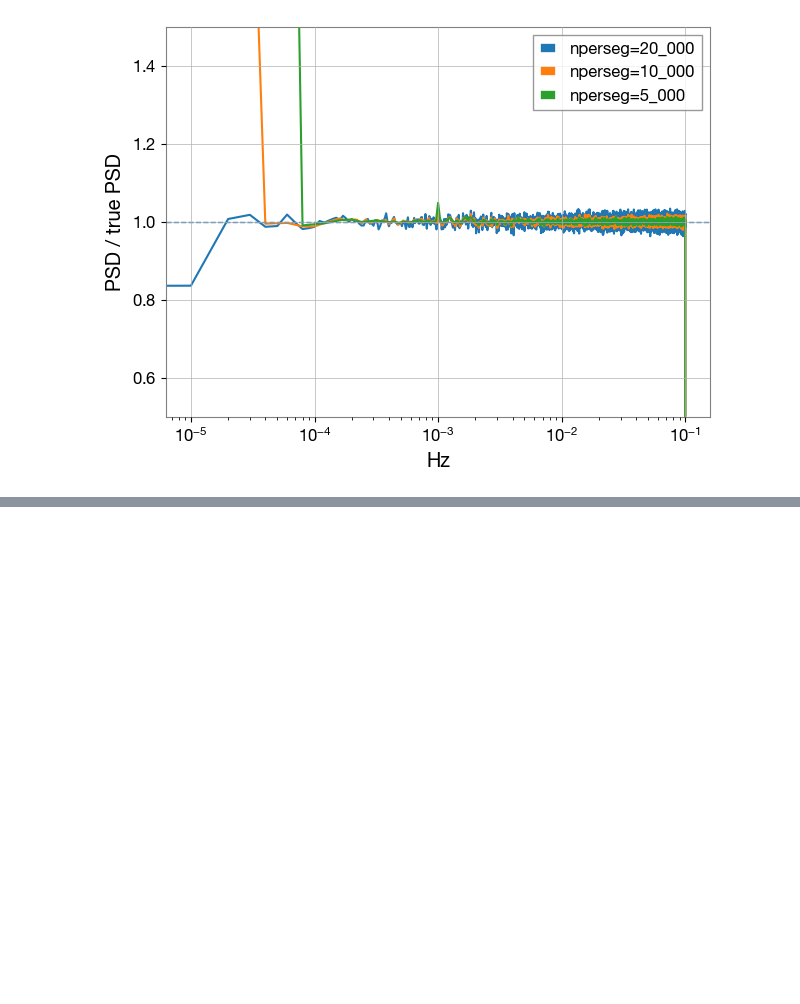
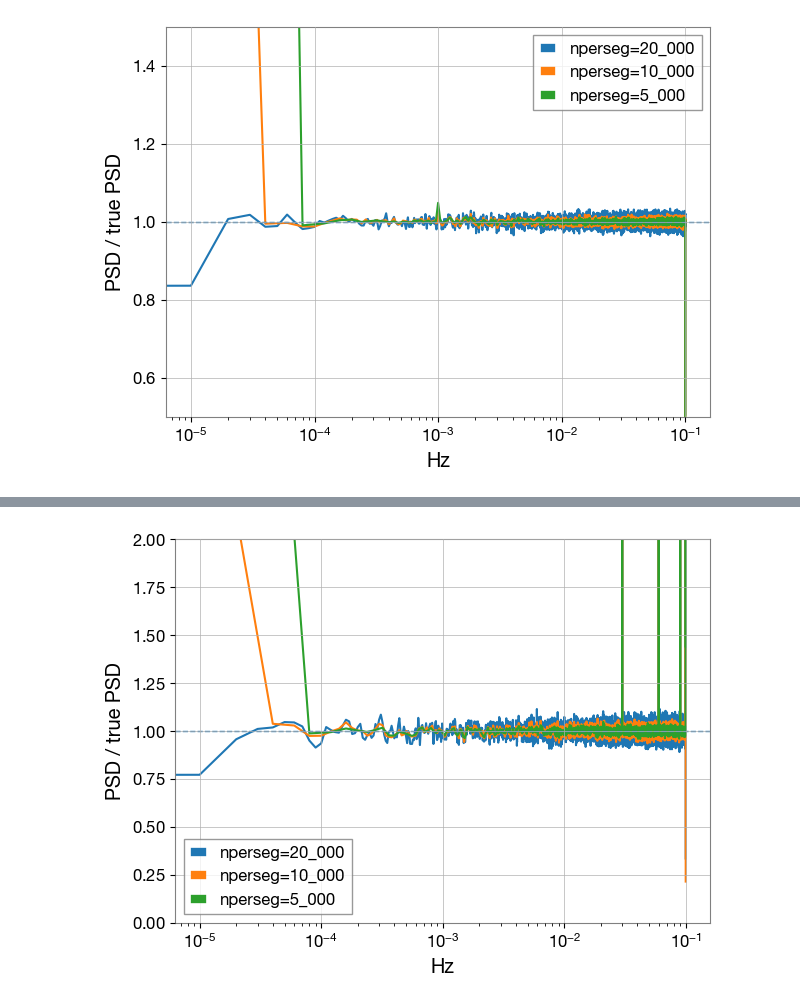
Before and after one commit to AkmDgreat/AkshatLISA, a Jupyter notebook: AkshatLISA/analysis_notebooks/freqResBias.ipynb, the cells around one changed output, grey strips where cells are left out. Drawn from its saved outputs; the diff is of its cells as text; code cells hidden in the pictures; blank space fills up the shorter version.

```diff
--- a/AkshatLISA/analysis_notebooks/freqResBias.ipynb
+++ b/AkshatLISA/analysis_notebooks/freqResBias.ipynb
@@ -772,0 +836,18 @@ ValueError: operands could not be broadcast together with shapes (5001,) (10001,
+# %%
+nperseg_fine = 20000
+nperseg_1    = 20000
+nperseg_2    = nperseg_1 // 2
+nperseg_3    =  nperseg_1 // 4
+
+t1, idx1 = pick_true_on_coarse(psd_true, nperseg_fine, nperseg_1)
+t2, idx2 = pick_true_on_coarse(psd_true, nperseg_fine, nperseg_2)
+t3, idx3 = pick_true_on_coarse(psd_true, nperseg_fine, nperseg_3)
+
+plt.semilogx(f_1, psd_1 / t1, label='nperseg=20_000')
+plt.semilogx(f_2, psd_2 / t2, label='nperseg=10_000')
+plt.semilogx(f_3, psd_3 / t3, label='nperseg=5_000')
+plt.axhline(1.0, ls='--', lw=1)
+plt.ylim(0,2)
+plt.xlabel('Hz'); plt.ylabel('PSD / true PSD'); plt.legend(); plt.tight_layout(); plt.show()
+# %% [output]
+[figure, added]
```
Also changed, not shown: parts of 8 cells of this notebook, 10 other files.
